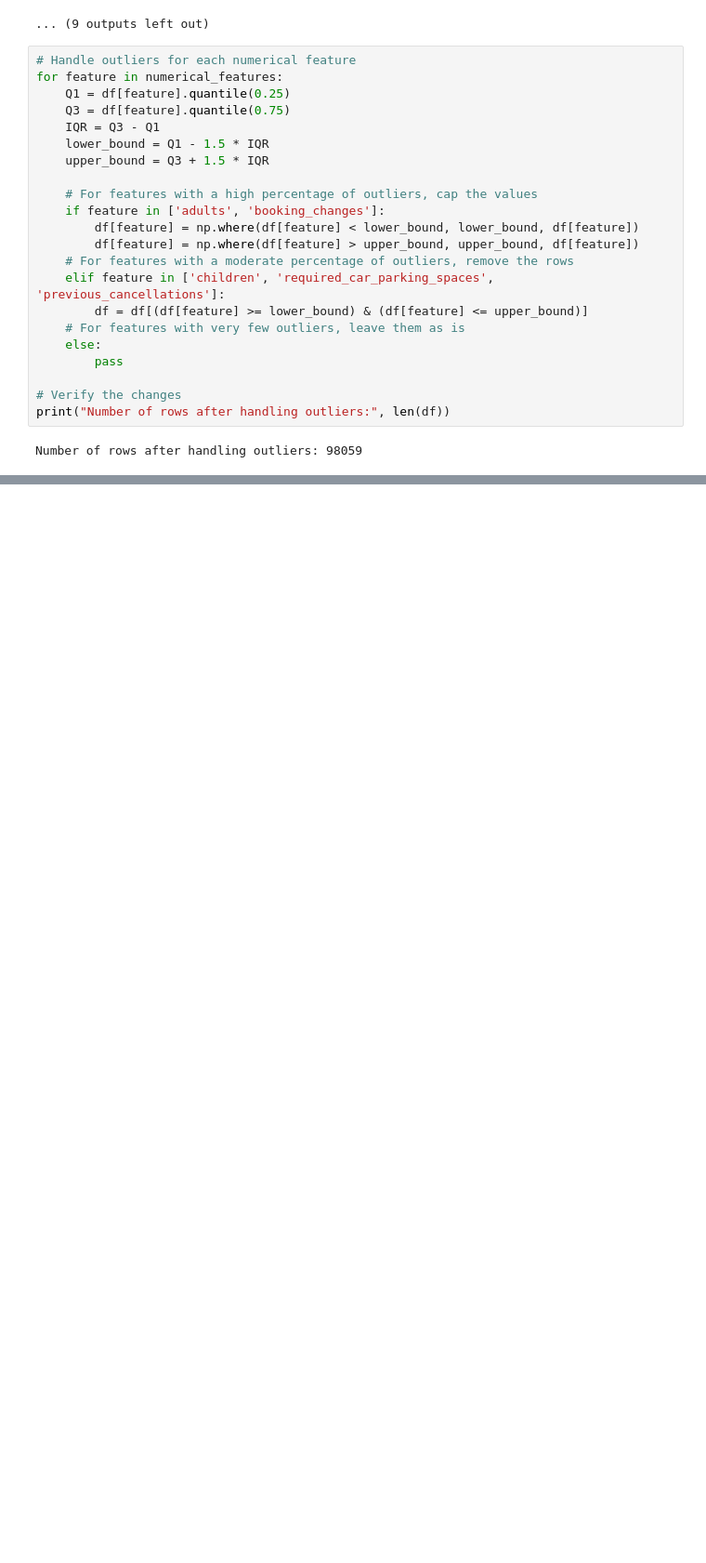
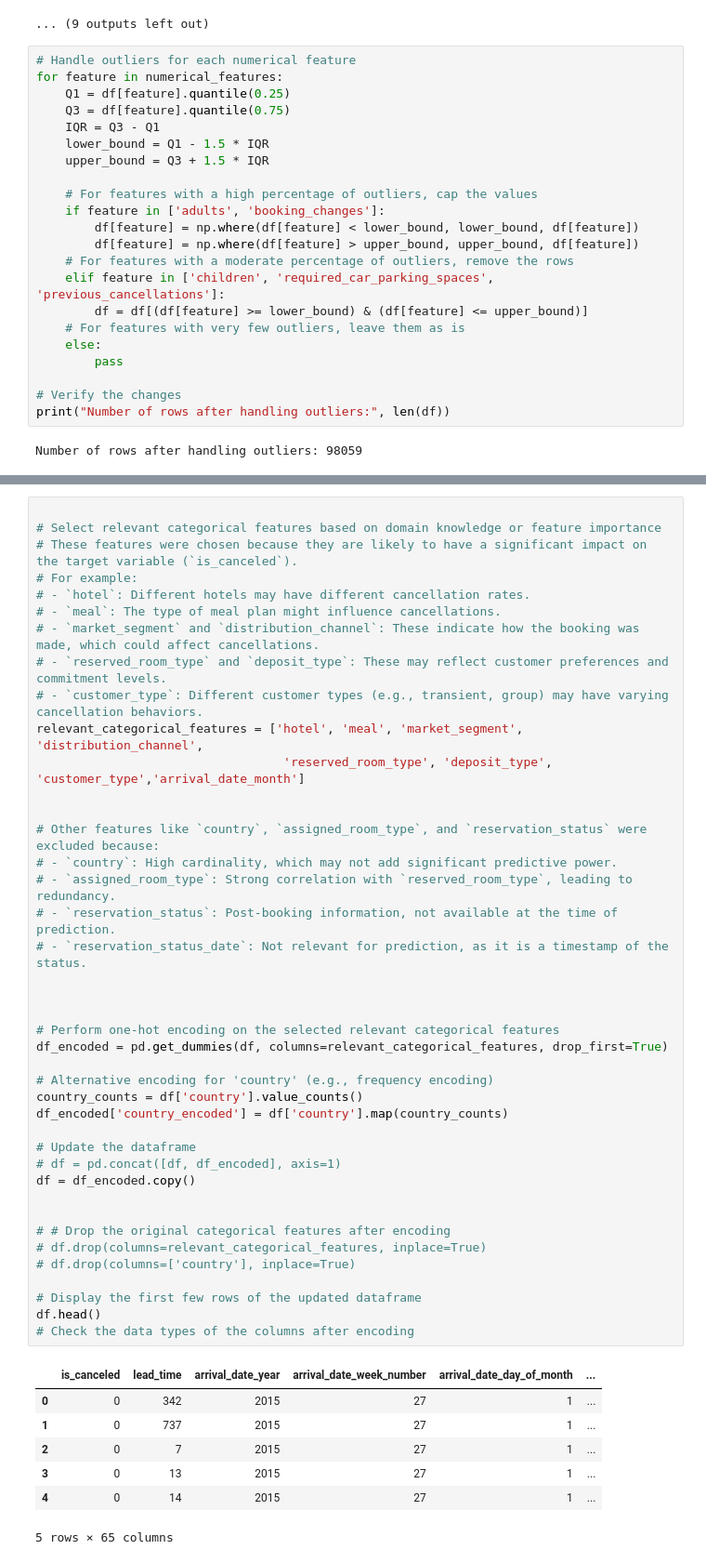
Before and after one commit to EitanKatz1/Hotel_bookin_demand, a Jupyter notebook: Hotel_bookin_demand_EDA.ipynb, the cells around one changed output, grey strips where cells are left out. Shown at 93% size. Cells and saved outputs as stored; diff of their text form; blank space fills up the shorter version.

```diff
--- a/Hotel_bookin_demand_EDA.ipynb
+++ b/Hotel_bookin_demand_EDA.ipynb
@@ -395,0 +468,49 @@ for feature in numerical_features:
+# %%
+
+# Select relevant categorical features based on domain knowledge or feature importance
+# These features were chosen because they are likely to have a significant impact on the target variable (`is_canceled`).
+# For example:
+# - `hotel`: Different hotels may have different cancellation rates.
+# - `meal`: The type of meal plan might influence cancellations.
+# - `market_segment` and `distribution_channel`: These indicate how the booking was made, which could affect cancellations.
+# - `reserved_room_type` and `deposit_type`: These may reflect customer preferences and commitment levels.
+# - `customer_type`: Different customer types (e.g., transient, group) may have varying cancellation behaviors.
+relevant_categorical_features = ['hotel', 'meal', 'market_segment', 'distribution_channel',
+                                  'reserved_room_type', 'deposit_type', 'customer_type','arrival_date_month']
+
+
+# Other features like `country`, `assigned_room_type`, and `reservation_status` were excluded because:
+# - `country`: High cardinality, which may not add significant predictive power.
+# - `assigned_room_type`: Strong correlation with `reserved_room_type`, leading to redundancy.
+# - `reservation_status`: Post-booking information, not available at the time of prediction.
+# - `reservation_status_date`: Not relevant for prediction, as it is a timestamp of the status.
+
+
+
+# Perform one-hot encoding on the selected relevant categorical features
+df_encoded = pd.get_dummies(df, columns=relevant_categorical_features, drop_first=True)
+
+# Alternative encoding for 'country' (e.g., frequency encoding)
+country_counts = df['country'].value_counts()
+df_encoded['country_encoded'] = df['country'].map(country_counts)
+
+# Update the dataframe
+# df = pd.concat([df, df_encoded], axis=1)
+df = df_encoded.copy()
+
+
+# # Drop the original categorical features after encoding
+# df.drop(columns=relevant_categorical_features, inplace=True)
+# df.drop(columns=['country'], inplace=True)
+
+# Display the first few rows of the updated dataframe
+df.head()
+# Check the data types of the columns after encoding
+# %% [output]
+|  | is_canceled | lead_time | arrival_date_year | arrival_date_week_number | arrival_date_day_of_month | ... |
+| 0 | 0 | 342 | 2015 | 27 | 1 | ... |
+| 1 | 0 | 737 | 2015 | 27 | 1 | ... |
+| 2 | 0 | 7 | 2015 | 27 | 1 | ... |
+| 3 | 0 | 13 | 2015 | 27 | 1 | ... |
+| 4 | 0 | 14 | 2015 | 27 | 1 | ... |
+5 rows × 65 columns
```
Also changed, not shown: parts of 13 cells of this notebook.
